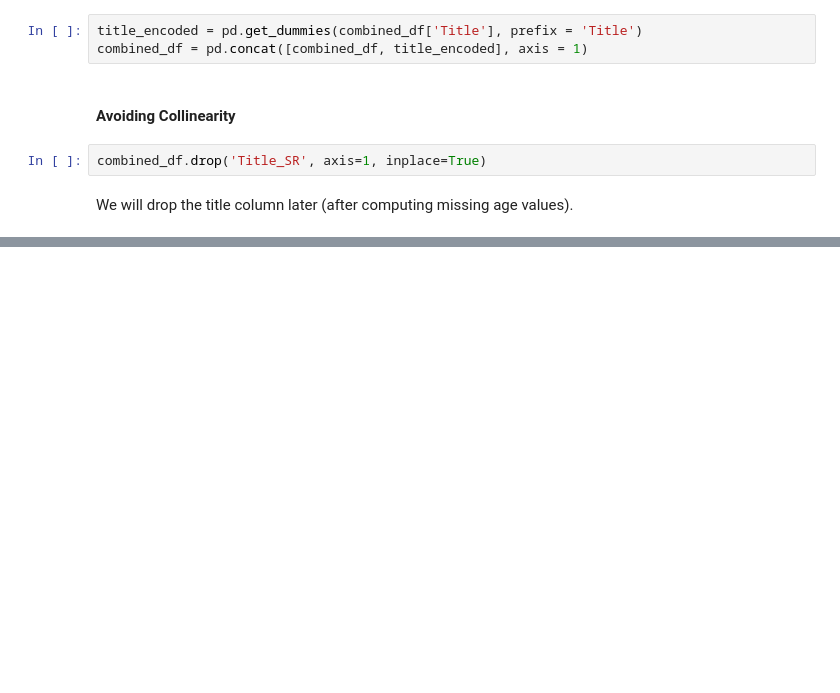
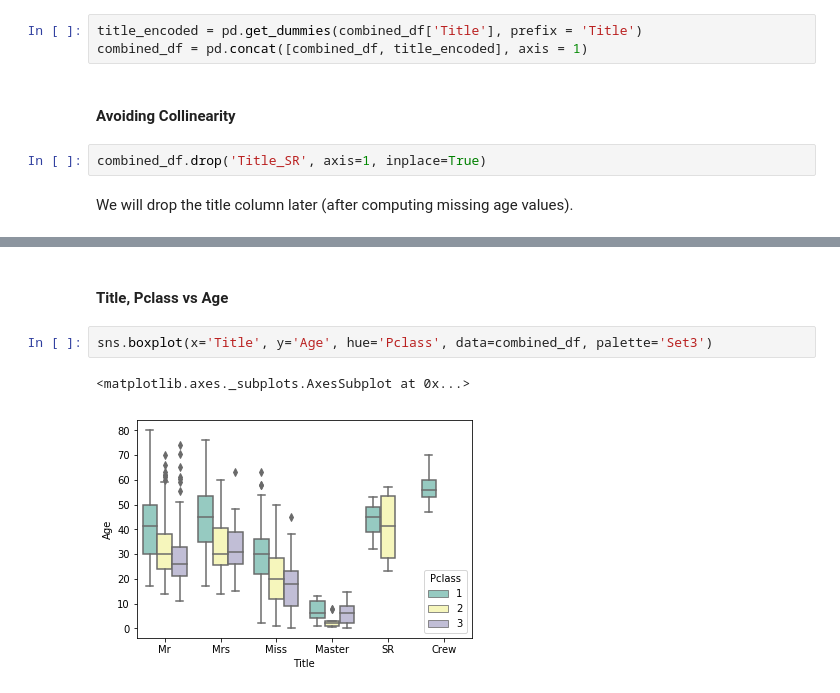
Before and after one commit to jacobk52/titanic_classification, a Jupyter notebook: python/titanic_classification.ipynb, the cells around one changed output, grey strips where cells are left out. Cells and saved outputs as stored; diff of their text form; blank space fills up the shorter version.

```diff
--- a/python/titanic_classification.ipynb
+++ b/python/titanic_classification.ipynb
@@ -668,0 +717,7 @@ We will drop the title column later (after computing missing age values).
+# %% [markdown]
+#### Title, Pclass vs Age
+# %%
+sns.boxplot(x='Title', y='Age', hue='Pclass', data=combined_df, palette='Set3')
+# %% [output]
+<matplotlib.axes._subplots.AxesSubplot at 0x...>
+[figure, added]
```
Also changed, not shown: parts of 31 cells of this notebook.
